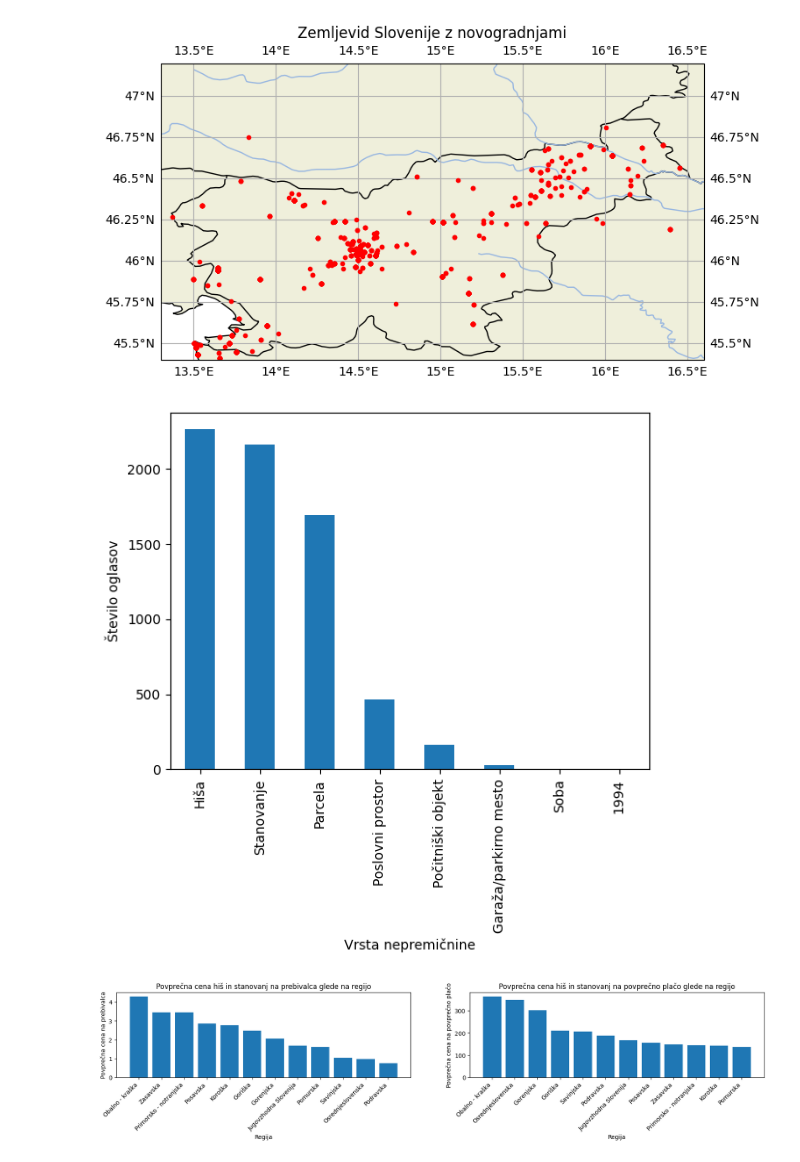
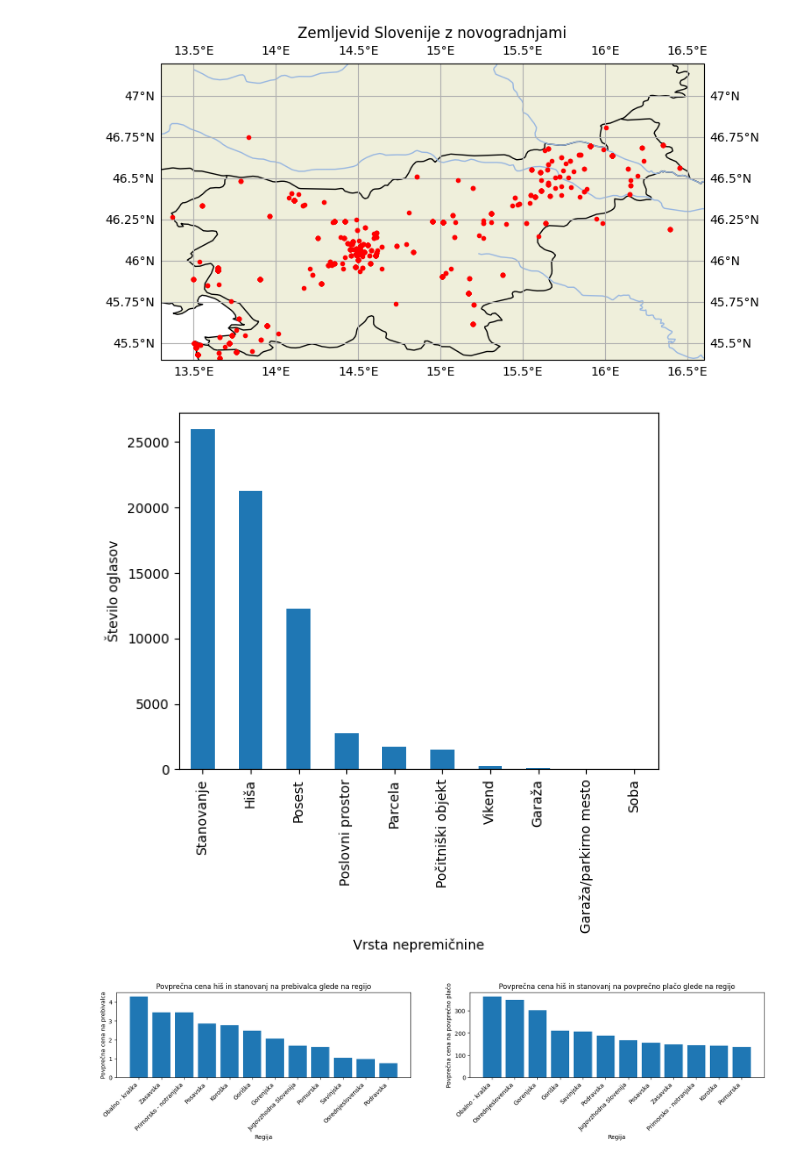
Before and after one commit to tthuma1/PR251, a Jupyter notebook: src/main.ipynb, the cells around one changed output. Drawn from its saved outputs; the diff is of its cells as text; code cells hidden in the pictures.

Commit message:
Updated visualisations

```diff
--- a/src/main.ipynb
+++ b/src/main.ipynb
@@ -103,13 +113,14 @@ plt.show()
 [figure]
 # %%
 # mojikvadrati2[mojikvadrati2["vrsta"].isin(["Hiša", "Stanovanje", "Poslovni prostor", "Parcela"])]["vrsta"].value_counts().plot(kind='bar')
-mojikvadrati2["vrsta"].value_counts().plot(kind='bar')
+pd.concat([mojikvadrati2[mojikvadrati2["vrsta"].isin(["Hiša", "Stanovanje", "Poslovni prostor", "Parcela", "Posest", "Garaža/parkirno mesto", "Soba"])]["vrsta"],
+           nepremicnine[nepremicnine["type"].isin(["Hiša", "Stanovanje", "Poslovni prostor", "Parcela", "Posest", "Počitniški objekt", "Vikend", "Garaža"])]["type"]]).value_counts().plot(kind='bar')
 
 plt.xlabel('Vrsta nepremičnine')
 plt.ylabel('Število oglasov')
 plt.show()
 # %% [output]
-[figure, old version]
+[figure, new version]
 # %%
 nepremicnine_mun = nepremicnine[(nepremicnine["municipality"].isin(python_data.municipalities)) & (nepremicnine["type"].isin(["Hiša", "Stanovanje"]))].copy()
 nepremicnine_mun["price"] = nepremicnine_mun["price"].astype(float)
```
Also changed, not shown: parts of 3 cells of this notebook.
